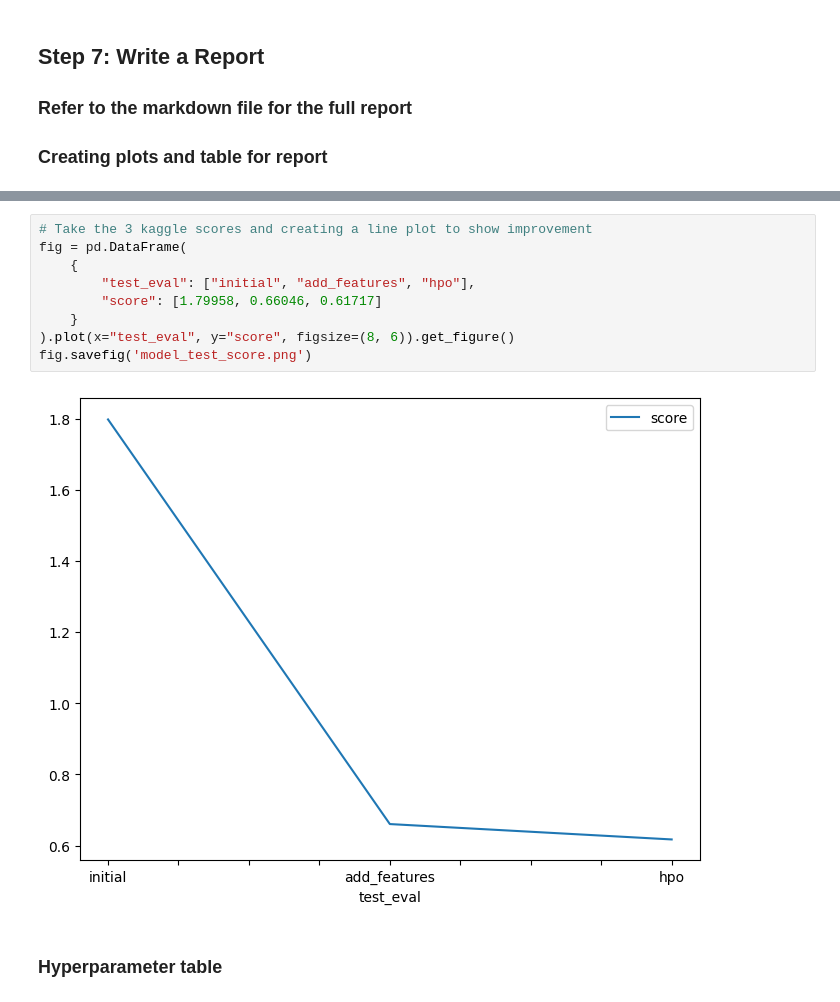
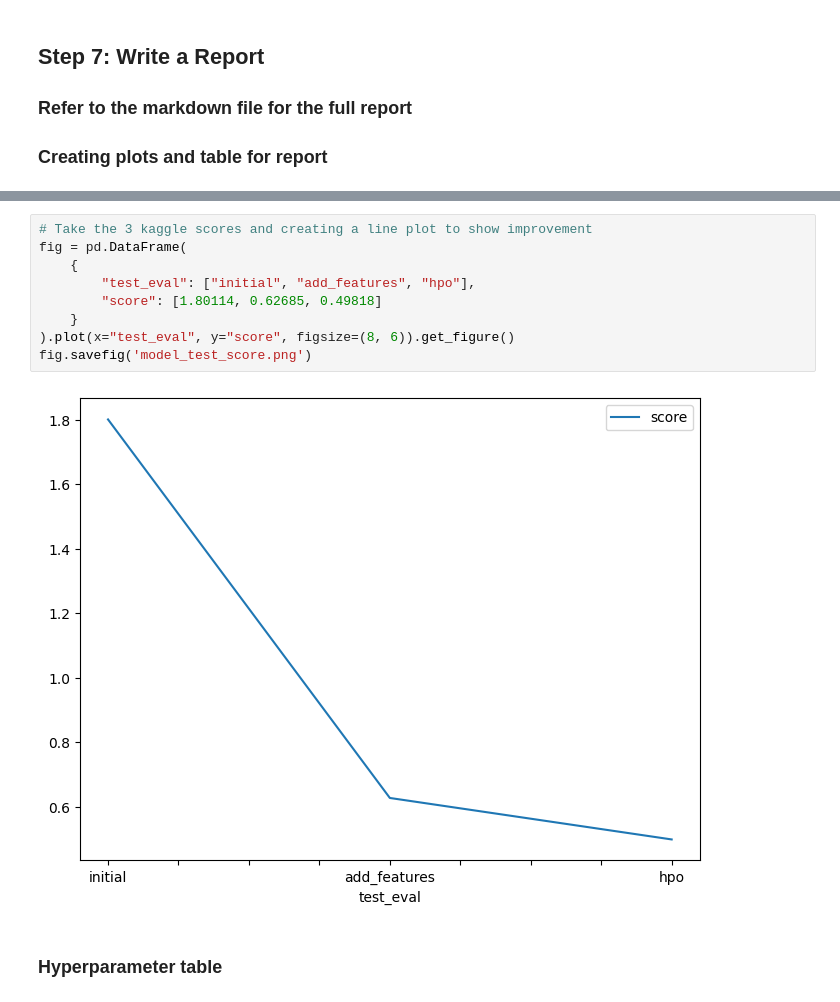
Before and after one commit to akankshaajoshi/Predict-Bike-Sharing-Demand-with-Autogluon, a Jupyter notebook: project/project_template.ipynb, the cells around one changed output, grey strips where cells are left out. Saved outputs shown, nothing was run; the diff lists cells and outputs as text.

```diff
--- a/project/project_template.ipynb
+++ b/project/project_template.ipynb
@@ -613,14 +692,14 @@ fig.savefig('model_train_score.png')
 # %%
 # Take the 3 kaggle scores and creating a line plot to show improvement
 fig = pd.DataFrame(
     {
         "test_eval": ["initial", "add_features", "hpo"],
-        "score": [1.79958, 0.66046, 0.61717]
+        "score": [1.80114, 0.62685, 0.49818]
     }
 ).plot(x="test_eval", y="score", figsize=(8, 6)).get_figure()
 fig.savefig('model_test_score.png')
 # %% [output]
-[figure, old version]
+[figure, new version]
 # %% [markdown]
 ### Hyperparameter table
 # %%
```
Also changed, not shown: parts of 27 cells of this notebook, 1 other file.
